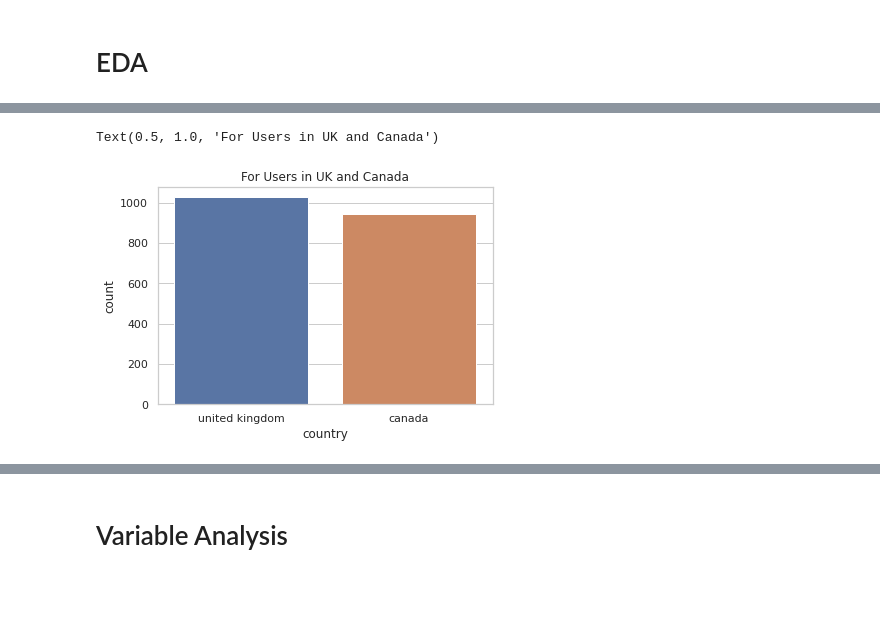
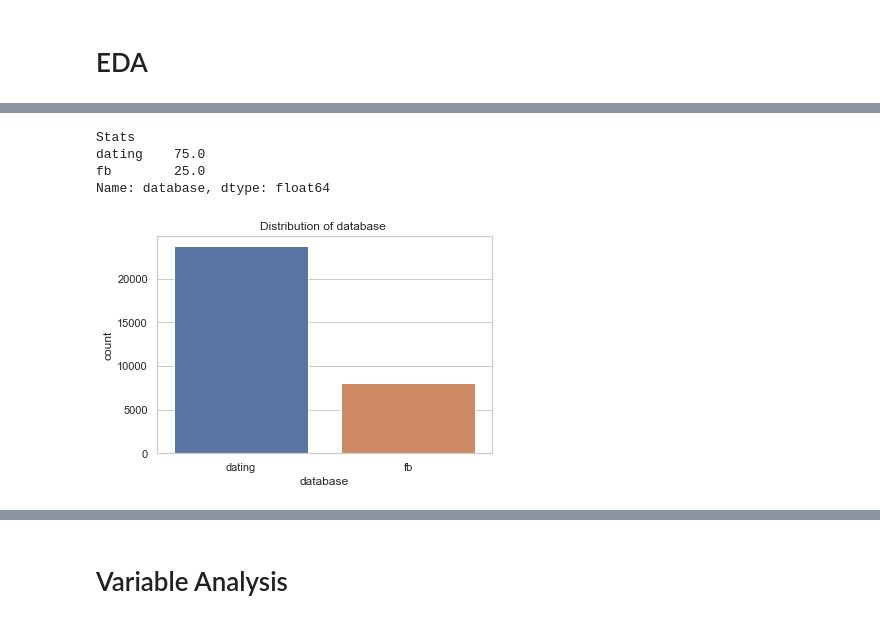
Before and after one commit to thejat/facial-political-recognition, a Jupyter notebook: analysis.ipynb, the cells around one changed output, grey strips where cells are left out. Saved outputs shown, nothing was run; the diff lists cells and outputs as text; code cells hidden in the pictures; blank space fills up the shorter version.

```diff
--- a/analysis.ipynb
+++ b/analysis.ipynb
@@ -126,6 +137,10 @@ Name: country, dtype: float64
-# %%
-sns.countplot(df[df['country']!="united states"]['country'])
-plt.title("For Users in UK and Canada")
-# %% [output]
-Text(0.5, 1.0, 'For Users in UK and Canada')
-[figure, removed]
+# %%
+param = 'database'
+
+stats(data, param, RESULTS_DIR)
+# %% [output]
+Stats
+dating    75.0
+fb        25.0
+Name: database, dtype: float64
+[figure, added]
```
Also changed, not shown: parts of 37 cells of this notebook, 1 other file.
